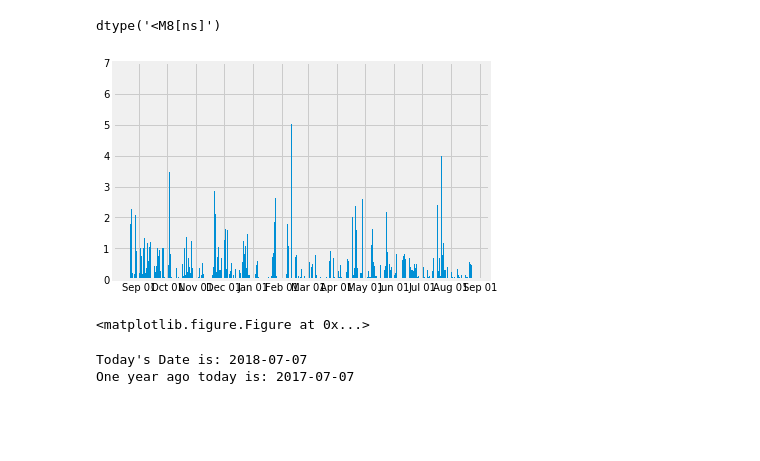
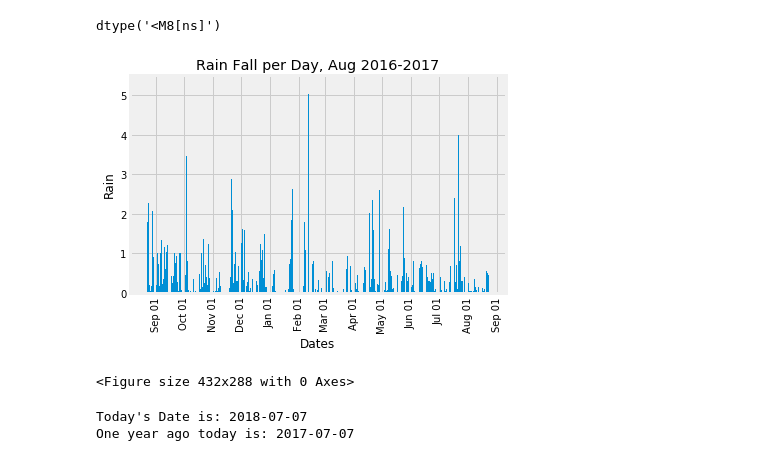
Before and after one commit to kkh1178/AdvancedDataStorageandRetrieval, a Jupyter notebook: Instructions/all_engineering_final.ipynb, the cells around one changed output. Drawn from its saved outputs; the diff is of its cells as text; code cells hidden in the pictures; blank space fills up the shorter version.

```diff
--- a/Instructions/all_engineering_final.ipynb
+++ b/Instructions/all_engineering_final.ipynb
@@ -250,29 +252,31 @@ dtype('<M8[ns]')
 # %%
 # Use Pandas Plotting with Matplotlib to plot the data
 #plt.style.use('ggplot')
 fig, ax = plt.subplots()
 
 ax.bar(new.index, new["Prcp"])
 
 months = mdates.MonthLocator()
 
 # Rotate the xticks for the dates
 #set ticks every week
 ax.xaxis.set_major_locator(months)
 
 #set major ticks format
 ax.xaxis.set_major_formatter(mdates.DateFormatter('%b %d'))
+plt.xticks(rotation=90)
+plt.ylim(0, 5.5)
 
 
-#ax.set_title('Rain Fall per Day, Aug 2016-2017')
-#ax.set_xlabel('Dates')
-#ax.set_ylabel('Rain')
+ax.set_title('Rain Fall per Day, Aug 2016-2017')
+ax.set_xlabel('Dates')
+ax.set_ylabel('Rain')
 
 plt.show()
 plt.savefig('Rain.png')
 # %% [output]
-[figure, old version]
+[figure, new version]
-<matplotlib.figure.Figure at 0x...>
+<Figure size 432x288 with 0 Axes>
 # %%
 # Calculate the date 1 year ago from today
 print("Today's Date is:", dt.date.today())
```
Also changed, not shown: parts of 1 cell of this notebook, 2 other files.
